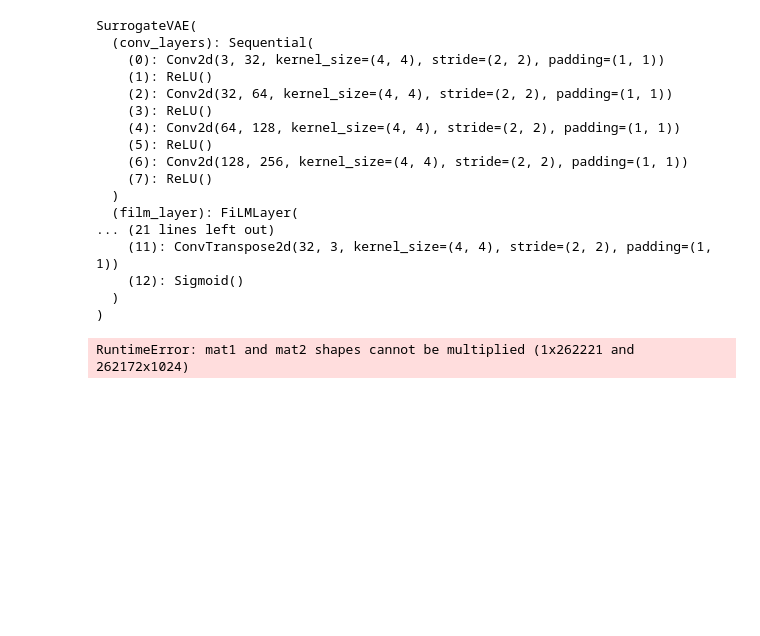
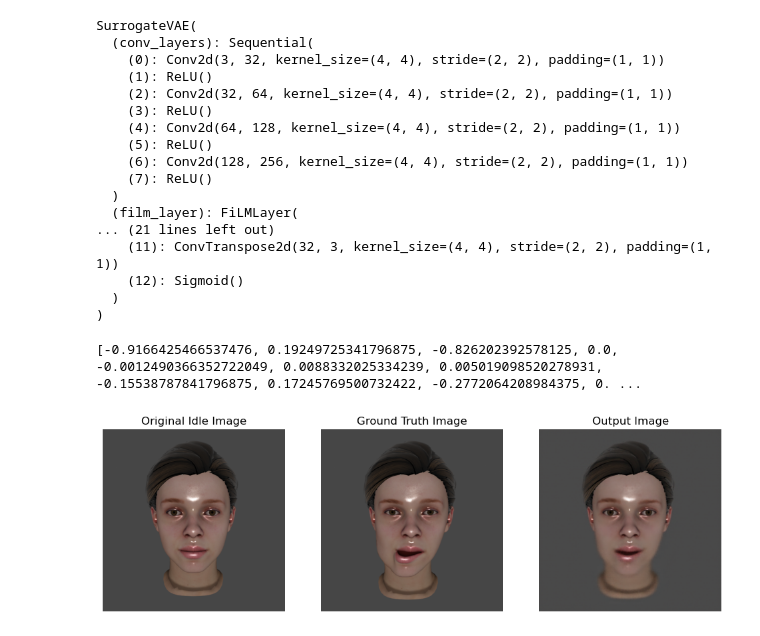
Before and after one commit to Leonpa/Master-Thesis, a Jupyter notebook: Neural_Rendering.ipynb, the cells around one changed output. Cells and saved outputs as stored; diff of their text form; code cells hidden in the pictures; blank space fills up the shorter version.

```diff
--- a/Neural_Rendering.ipynb
+++ b/Neural_Rendering.ipynb
@@ -167,7 +165,7 @@ idle_img_path = full_path('data/render_trainset/idle.png')
 
 device = torch.device("cuda" if torch.cuda.is_available() else "cpu")
 model = SurrogateVAE(num_params=num_params)
-model.load_state_dict(torch.load('checkpoints/Neural_Rendering/model_weigths.pth', map_location=torch.device('cpu')))
+model.load_state_dict(torch.load('checkpoints/Neural_Rendering/model_weights_77.pth', map_location=torch.device('cpu')))
 model = model.to(device)
 model.eval()
 # %% [output]
@@ -191,7 +189,8 @@ SurrogateVAE(
 # %%
 idle_img_path = full_path('data/render_trainset/idle.png')
 evaluator = Evaluator(model, rig_params_json_path=rig_params_json_path, eval_set_folder=train_set_path, idle_img_path=idle_img_path, device='cuda' if torch.cuda.is_available() else 'cpu')
-idle_image, ground_truth_image, output_image = evaluator.evaluate(index=10)
+idle_image, ground_truth_image, output_image = evaluator.evaluate(index=99)
 evaluator.display_results(idle_image, ground_truth_image, output_image)
 # %% [output]
-RuntimeError: mat1 and mat2 shapes cannot be multiplied (1x262221 and 262172x1024)
+[-0.9166425466537476, 0.19249725341796875, -0.826202392578125, 0.0, -0.0012490366352722049, 0.0088332025334239, 0.005019098520278931, -0.15538787841796875, 0.17245769500732422, -0.2772064208984375, 0. ...
+[figure, added]
```
Also changed, not shown: parts of 2 cells of this notebook, 1 other file.
